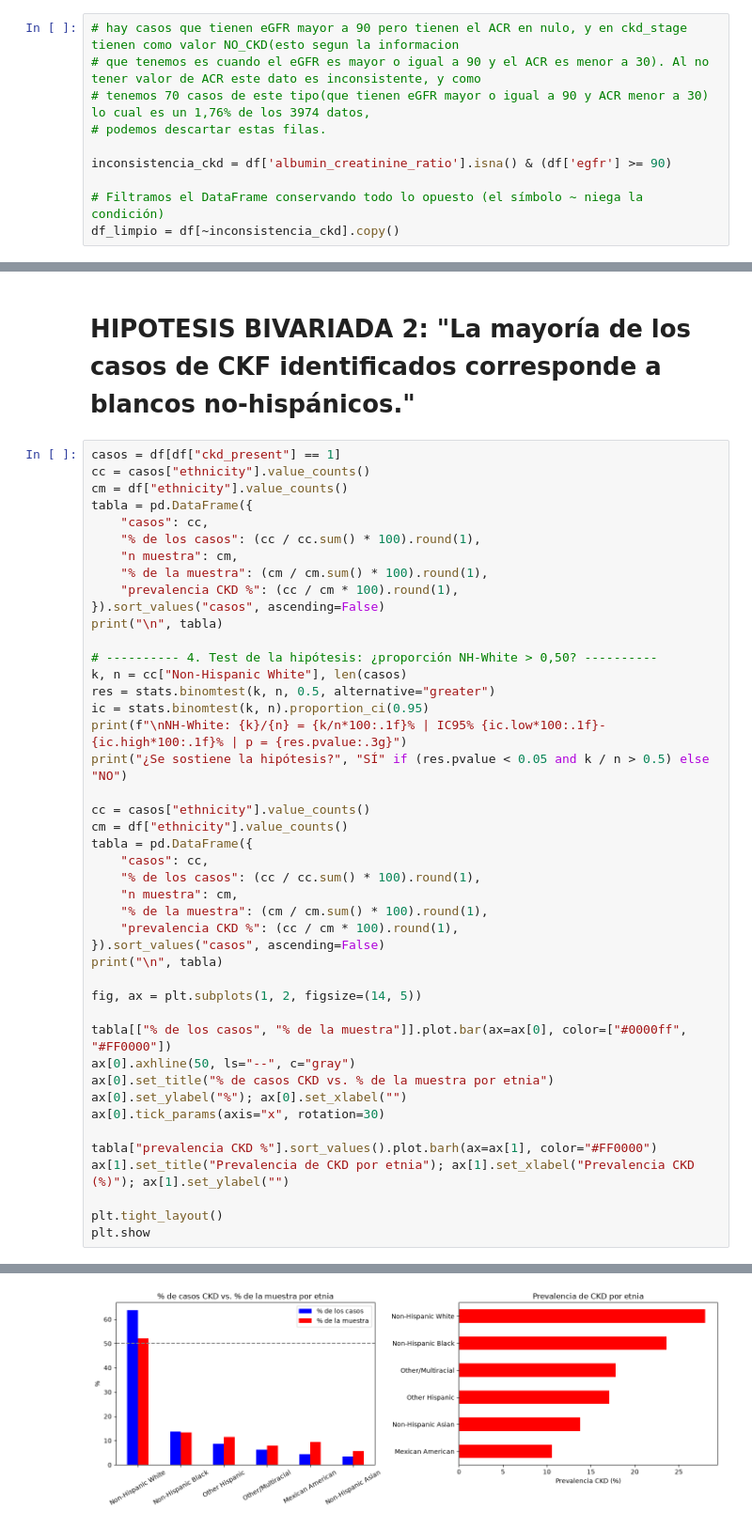
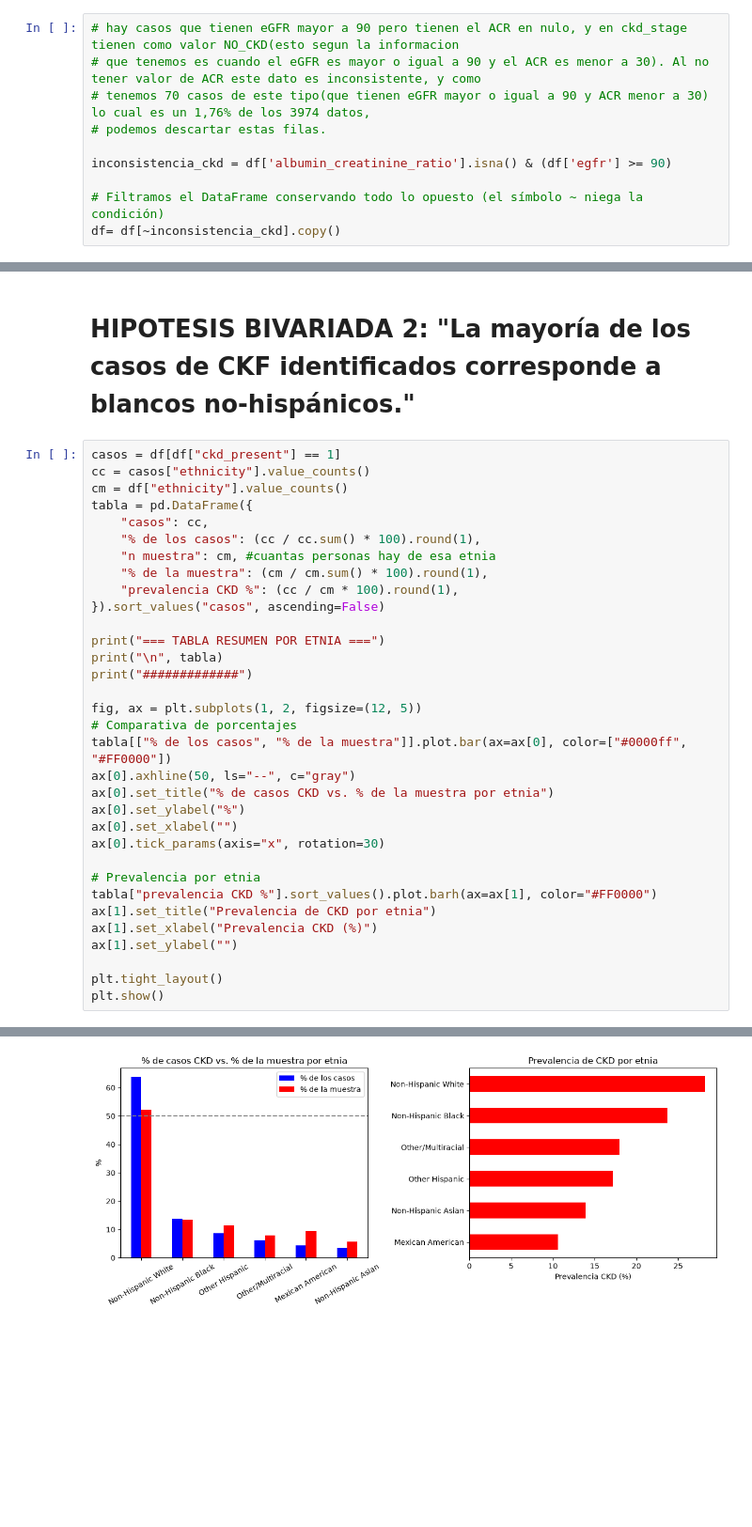
Before and after one commit to tincho1102/TpEspecialFundamentos, a Jupyter notebook: analisis.ipynb, the cells around one changed output, grey strips where cells are left out. Shown at 94% size. Drawn from its saved outputs; the diff is of its cells as text; blank space fills up the shorter version.

```diff
--- a/analisis.ipynb
+++ b/analisis.ipynb
@@ -224,7 +206,7 @@ Filas con  2 medidas: 0
 inconsistencia_ckd = df['albumin_creatinine_ratio'].isna() & (df['egfr'] >= 90)
 
 # Filtramos el DataFrame conservando todo lo opuesto (el símbolo ~ niega la condición)
-df_limpio = df[~inconsistencia_ckd].copy()
+df= df[~inconsistencia_ckd].copy()
 # %%
 filtro_unknown = df['ckd_stage'] == 'Unknown'
 
@@ -367,41 +406,30 @@ cm = df["ethnicity"].value_counts()
 tabla = pd.DataFrame({
     "casos": cc,
     "% de los casos": (cc / cc.sum() * 100).round(1),
-    "n muestra": cm,
+    "n muestra": cm, #cuantas personas hay de esa etnia
     "% de la muestra": (cm / cm.sum() * 100).round(1),
     "prevalencia CKD %": (cc / cm * 100).round(1),
 }).sort_values("casos", ascending=False)
+
+print("=== TABLA RESUMEN POR ETNIA ===")
 print("\n", tabla)
+print("#############")
 
-# ---------- 4. Test de la hipótesis: ¿proporción NH-White > 0,50? ----------
-k, n = cc["Non-Hispanic White"], len(casos)
-res = stats.binomtest(k, n, 0.5, alternative="greater")
-ic = stats.binomtest(k, n).proportion_ci(0.95)
-print(f"\nNH-White: {k}/{n} = {k/n*100:.1f}% | IC95% {ic.low*100:.1f}-{ic.high*100:.1f}% | p = {res.pvalue:.3g}")
-print("¿Se sostiene la hipótesis?", "SÍ" if (res.pvalue < 0.05 and k / n > 0.5) else "NO")
-
-cc = casos["ethnicity"].value_counts()
-cm = df["ethnicity"].value_counts()
-tabla = pd.DataFrame({
-    "casos": cc,
-    "% de los casos": (cc / cc.sum() * 100).round(1),
-    "n muestra": cm,
-    "% de la muestra": (cm / cm.sum() * 100).round(1),
-    "prevalencia CKD %": (cc / cm * 100).round(1),
-}).sort_values("casos", ascending=False)
-print("\n", tabla)
-
-fig, ax = plt.subplots(1, 2, figsize=(14, 5))
-
+fig, ax = plt.subplots(1, 2, figsize=(12, 5))
+# Comparativa de porcentajes
 tabla[["% de los casos", "% de la muestra"]].plot.bar(ax=ax[0], color=["#0000ff", "#FF0000"])
 ax[0].axhline(50, ls="--", c="gray")
 ax[0].set_title("% de casos CKD vs. % de la muestra por etnia")
-ax[0].set_ylabel("%"); ax[0].set_xlabel("")
+ax[0].set_ylabel("%")
+ax[0].set_xlabel("")
 ax[0].tick_params(axis="x", rotation=30)
 
+# Prevalencia por etnia
 tabla["prevalencia CKD %"].sort_values().plot.barh(ax=ax[1], color="#FF0000")
-ax[1].set_title("Prevalencia de CKD por etnia"); ax[1].set_xlabel("Prevalencia CKD (%)"); ax[1].set_ylabel("")
+ax[1].set_title("Prevalencia de CKD por etnia")
+ax[1].set_xlabel("Prevalencia CKD (%)")
+ax[1].set_ylabel("")
 
 plt.tight_layout()
-plt.show
+plt.show()
 # %% [output]
@@ -426 +456 @@ Non-Hispanic Asian               13.8
-[figure, old version]
+[figure, new version]
```
Also changed, not shown: parts of 27 cells of this notebook.
